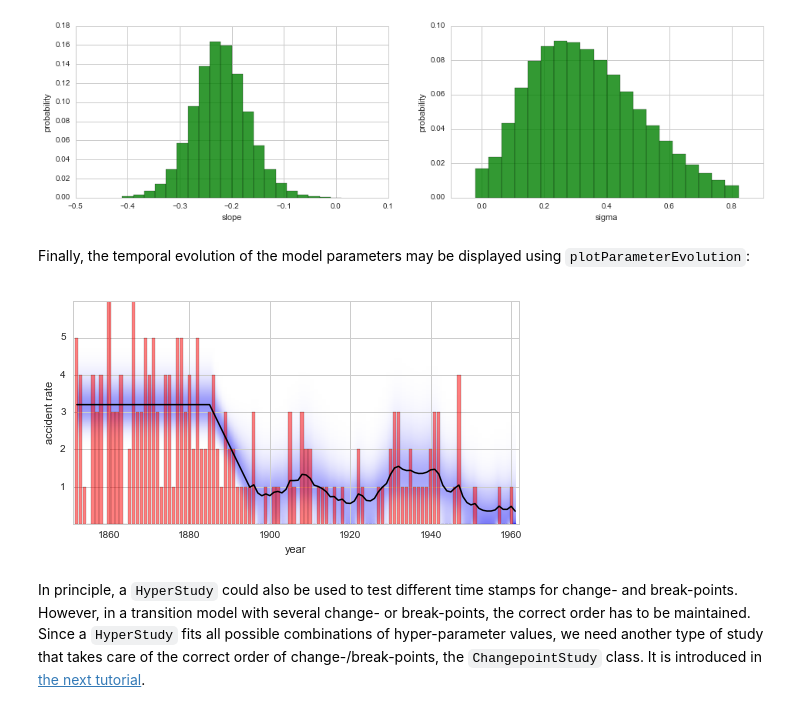
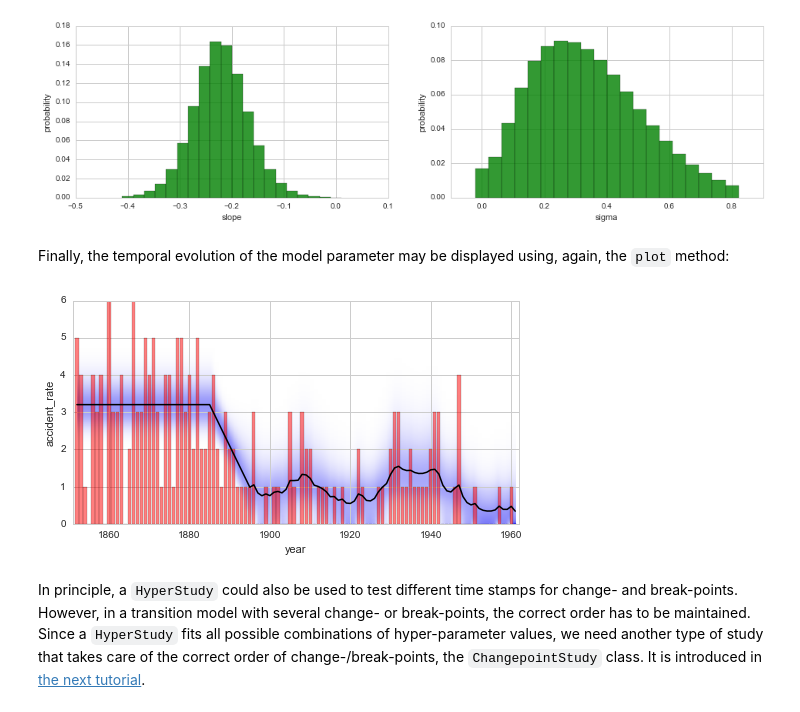
Before and after one commit to christophmark/bayesloop, a Jupyter notebook: docs/source/tutorials/hyperstudy.ipynb, the cells around one changed output. Drawn from its saved outputs; the diff is of its cells as text; code cells hidden in the pictures.

```diff
--- a/docs/source/tutorials/hyperstudy.ipynb
+++ b/docs/source/tutorials/hyperstudy.ipynb
@@ -66,14 +67,14 @@ S.getHyperParameterDistribution('sigma', plot=True, color='g', alpha=.8);
 # %% [output]
 [figure]
 # %% [markdown]
-Finally, the temporal evolution of the model parameters may be displayed using `plotParameterEvolution`:
+Finally, the temporal evolution of the model parameter may be displayed using, again, the `plot` method:
 # %%
 plt.figure(figsize=(8, 4))
 plt.bar(S.rawTimestamps, S.rawData, align='center', facecolor='r', alpha=.5)
-S.plotParameterEvolution('accident rate')
+S.plot('accident_rate')
 plt.xlim([1851, 1962])
 plt.xlabel('year');
 # %% [output]
-[figure, old version]
+[figure, new version]
 # %% [markdown]
 In principle, a `HyperStudy` could also be used to test different time stamps for change- and break-points. However, in a transition model with several change- or break-points, the correct order has to be maintained. Since a `HyperStudy` fits all possible combinations of hyper-parameter values, we need another type of study that takes care of the correct order of change-/break-points, the `ChangepointStudy` class. It is introduced in [the next tutorial](changepointstudy.html).
```
Also changed, not shown: parts of 4 cells of this notebook, 6 other files.
